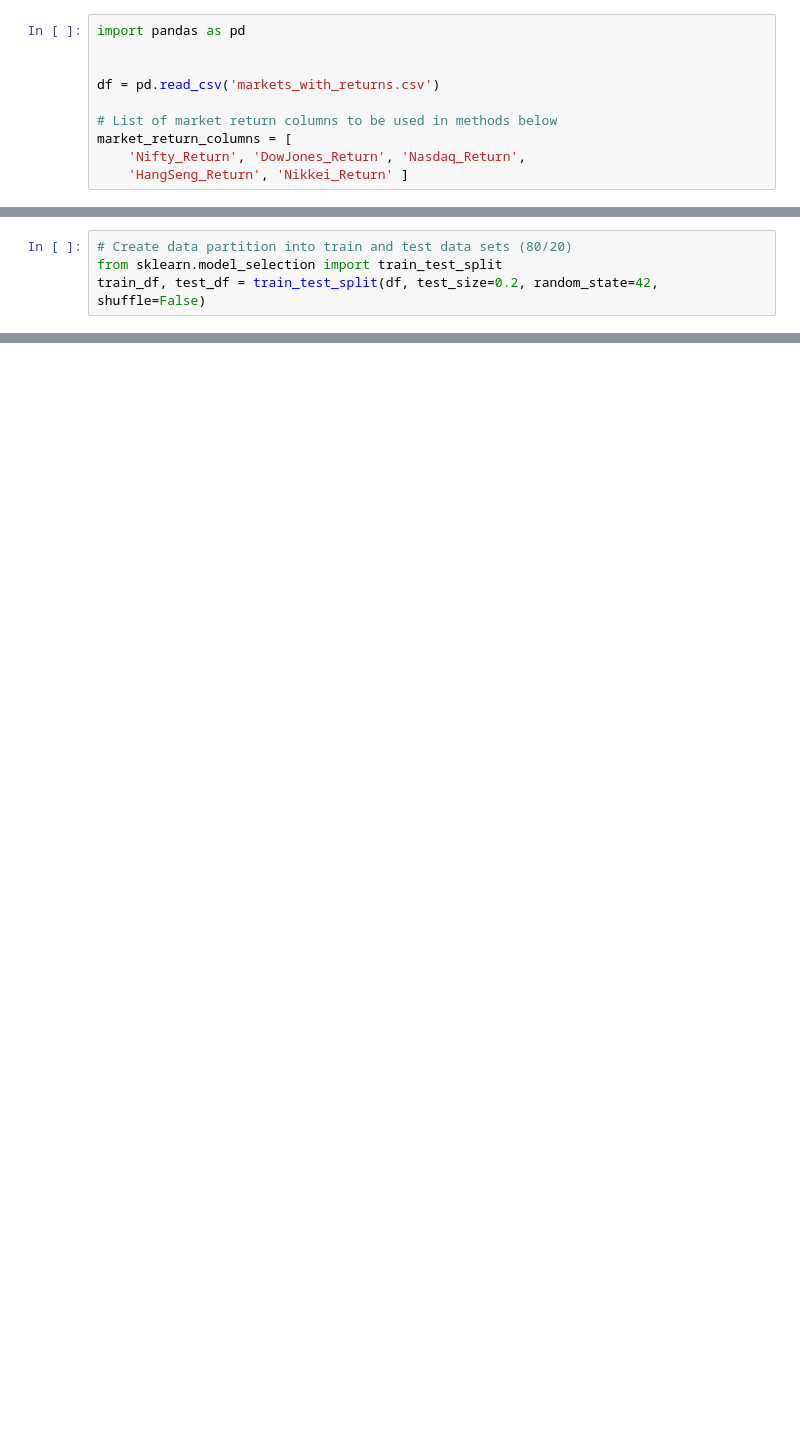
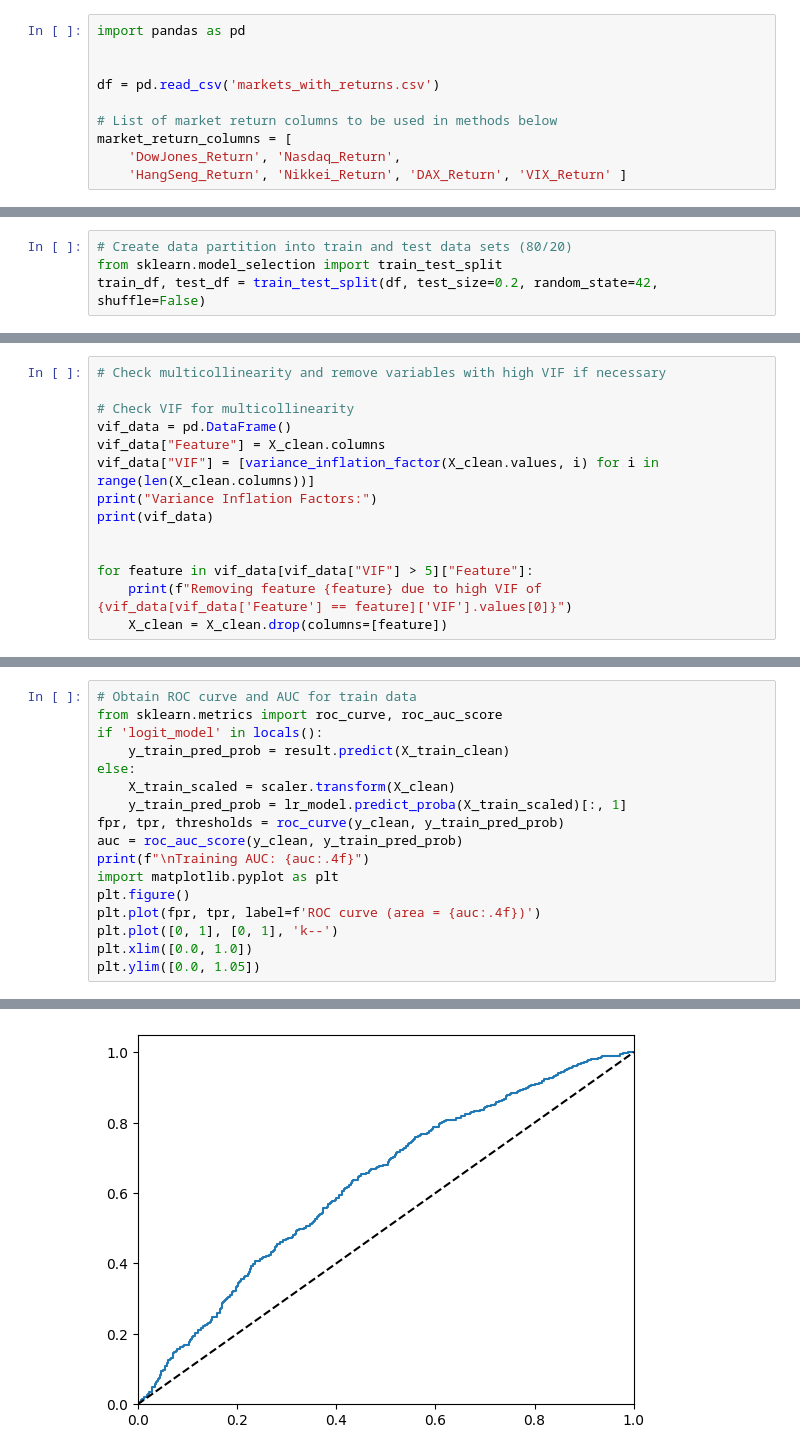
Before and after one commit to pablogrs/nifty_data, a Jupyter notebook: phase3.ipynb, the cells around one changed output, grey strips where cells are left out. Drawn from its saved outputs; the diff is of its cells as text; blank space fills up the shorter version.

```diff
--- a/phase3.ipynb
+++ b/phase3.ipynb
@@ -21,8 +21,8 @@ df = pd.read_csv('markets_with_returns.csv')
 
 # List of market return columns to be used in methods below
 market_return_columns = [
-    'Nifty_Return', 'DowJones_Return', 'Nasdaq_Return',
-    'HangSeng_Return', 'Nikkei_Return' ]
+    'DowJones_Return', 'Nasdaq_Return',
+    'HangSeng_Return', 'Nikkei_Return', 'DAX_Return', 'VIX_Return' ]
 # %%
 # Define Nifty_Dir_Open =1/0 based on direction (dependent variable) (already derived in phase 2)
 df['Nifty_Dir_Open'] = (df['Nifty_Return'] > 0).astype(int)
@@ -101,0 +106,14 @@ quasi-separation. In this case some parameters will not be identified.
+# %%
+# Check multicollinearity and remove variables with high VIF if necessary
+
+# Check VIF for multicollinearity
+vif_data = pd.DataFrame()
+vif_data["Feature"] = X_clean.columns
+vif_data["VIF"] = [variance_inflation_factor(X_clean.values, i) for i in range(len(X_clean.columns))]
+print("Variance Inflation Factors:")
+print(vif_data)
+
+
+for feature in vif_data[vif_data["VIF"] > 5]["Feature"]:
+    print(f"Removing feature {feature} due to high VIF of {vif_data[vif_data['Feature'] == feature]['VIF'].values[0]}")
+    X_clean = X_clean.drop(columns=[feature])
@@ -101,0 +129,18 @@ quasi-separation. In this case some parameters will not be identified.
+# %%
+# Obtain ROC curve and AUC for train data
+from sklearn.metrics import roc_curve, roc_auc_score
+if 'logit_model' in locals():
+    y_train_pred_prob = result.predict(X_train_clean)
+else:
+    X_train_scaled = scaler.transform(X_clean)
+    y_train_pred_prob = lr_model.predict_proba(X_train_scaled)[:, 1]
+fpr, tpr, thresholds = roc_curve(y_clean, y_train_pred_prob)
+auc = roc_auc_score(y_clean, y_train_pred_prob)
+print(f"\nTraining AUC: {auc:.4f}")
+import matplotlib.pyplot as plt
+plt.figure()
+plt.plot(fpr, tpr, label=f'ROC curve (area = {auc:.4f})')
+plt.plot([0, 1], [0, 1], 'k--')
+plt.xlim([0.0, 1.0])
+plt.ylim([0.0, 1.05])
+# %% [output]
@@ -101,0 +149 @@ quasi-separation. In this case some parameters will not be identified.
+[figure, added]
```
Also changed, not shown: parts of 5 cells of this notebook, 20 other files.
